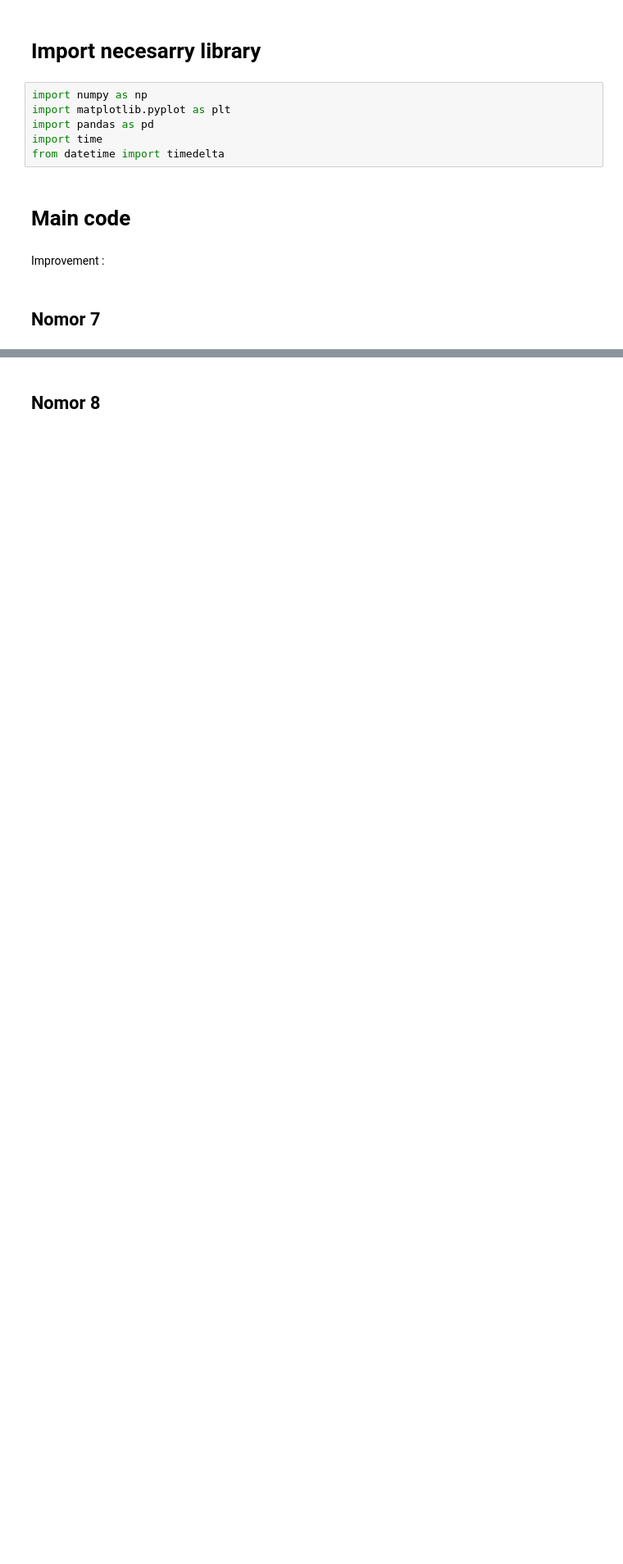
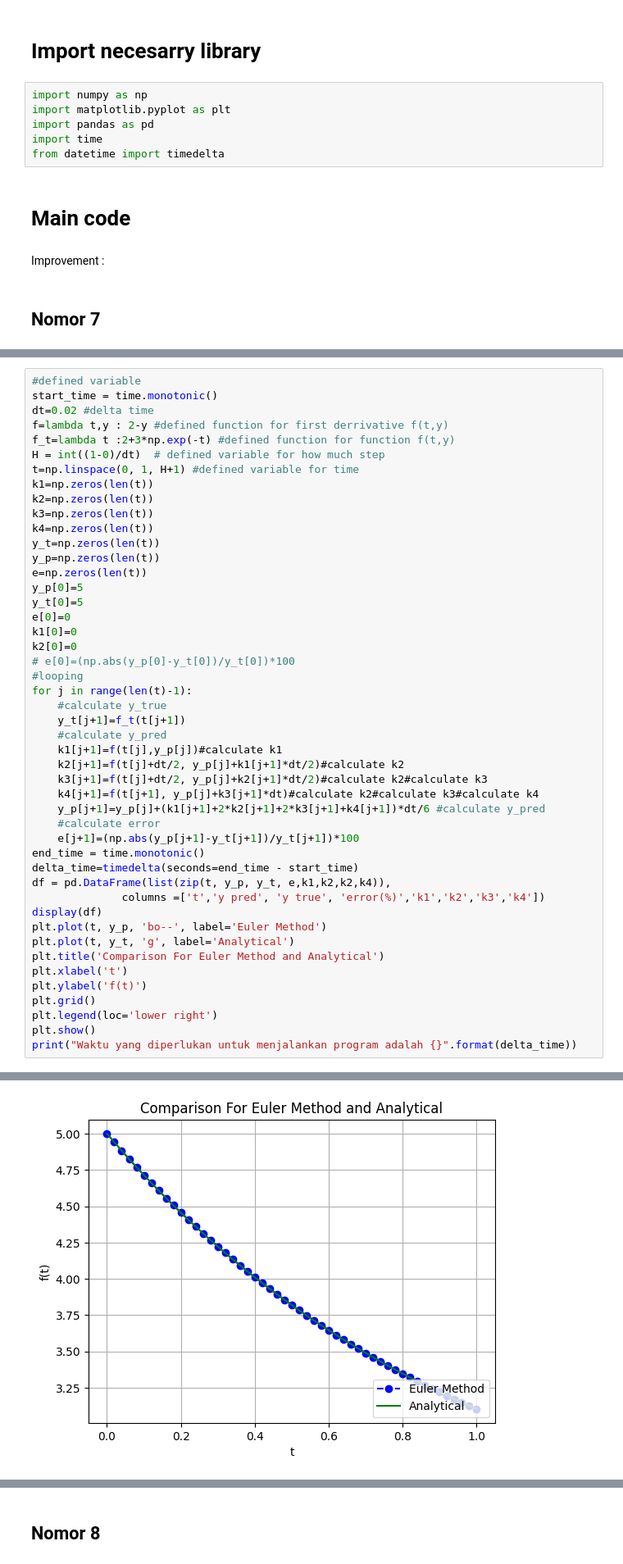
Before and after one commit to RendiZein/Metode-Rekayasa-Komputasi, a Jupyter notebook: RK_Method.ipynb, the cells around one changed output, grey strips where cells are left out. Shown at 82% size. Cells and saved outputs as stored; diff of their text form; blank space fills up the shorter version.

```diff
--- a/RK_Method.ipynb
+++ b/RK_Method.ipynb
@@ -74,0 +90,48 @@ plt.show()
+# %%
+#defined variable
+start_time = time.monotonic()
+dt=0.02 #delta time
+f=lambda t,y : 2-y #defined function for first derrivative f(t,y)
+f_t=lambda t :2+3*np.exp(-t) #defined function for function f(t,y)
+H = int((1-0)/dt)  # defined variable for how much step
+t=np.linspace(0, 1, H+1) #defined variable for time
+k1=np.zeros(len(t))
+k2=np.zeros(len(t))
+k3=np.zeros(len(t))
+k4=np.zeros(len(t))
+y_t=np.zeros(len(t))
+y_p=np.zeros(len(t))
+e=np.zeros(len(t))
+y_p[0]=5
+y_t[0]=5
+e[0]=0
+k1[0]=0
+k2[0]=0
+# e[0]=(np.abs(y_p[0]-y_t[0])/y_t[0])*100
+#looping
+for j in range(len(t)-1):
+    #calculate y_true
+    y_t[j+1]=f_t(t[j+1])
+    #calculate y_pred
+    k1[j+1]=f(t[j],y_p[j])#calculate k1
+    k2[j+1]=f(t[j]+dt/2, y_p[j]+k1[j+1]*dt/2)#calculate k2
+    k3[j+1]=f(t[j]+dt/2, y_p[j]+k2[j+1]*dt/2)#calculate k2#calculate k3
+    k4[j+1]=f(t[j+1], y_p[j]+k3[j+1]*dt)#calculate k2#calculate k3#calculate k4
+    y_p[j+1]=y_p[j]+(k1[j+1]+2*k2[j+1]+2*k3[j+1]+k4[j+1])*dt/6 #calculate y_pred
+    #calculate error
+    e[j+1]=(np.abs(y_p[j+1]-y_t[j+1])/y_t[j+1])*100
+end_time = time.monotonic()
+delta_time=timedelta(seconds=end_time - start_time)
+df = pd.DataFrame(list(zip(t, y_p, y_t, e,k1,k2,k2,k4)),
+              columns =['t','y pred', 'y true', 'error(%)','k1','k2','k3','k4'])
+display(df)
+plt.plot(t, y_p, 'bo--', label='Euler Method')
+plt.plot(t, y_t, 'g', label='Analytical')
+plt.title('Comparison For Euler Method and Analytical')
+plt.xlabel('t')
+plt.ylabel('f(t)')
+plt.grid()
+plt.legend(loc='lower right')
+plt.show()
+print("Waktu yang diperlukan untuk menjalankan program adalah {}".format(delta_time))
+# %% [output]
@@ -74,0 +155 @@ plt.show()
+[figure, added]
```
Also changed, not shown: parts of 21 cells of this notebook.
